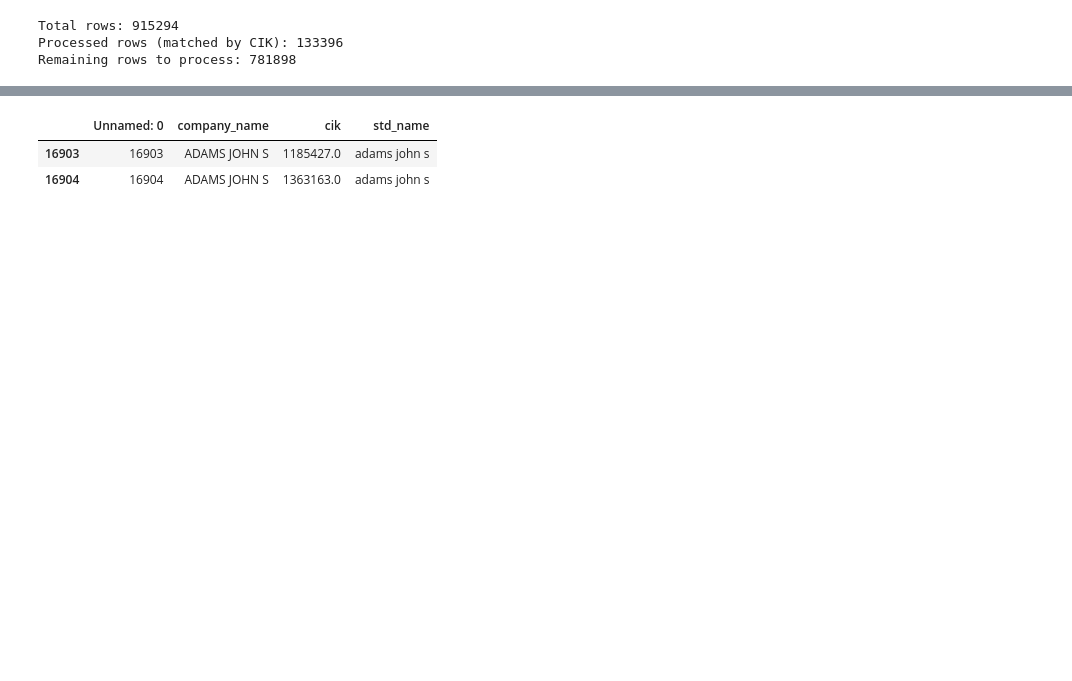
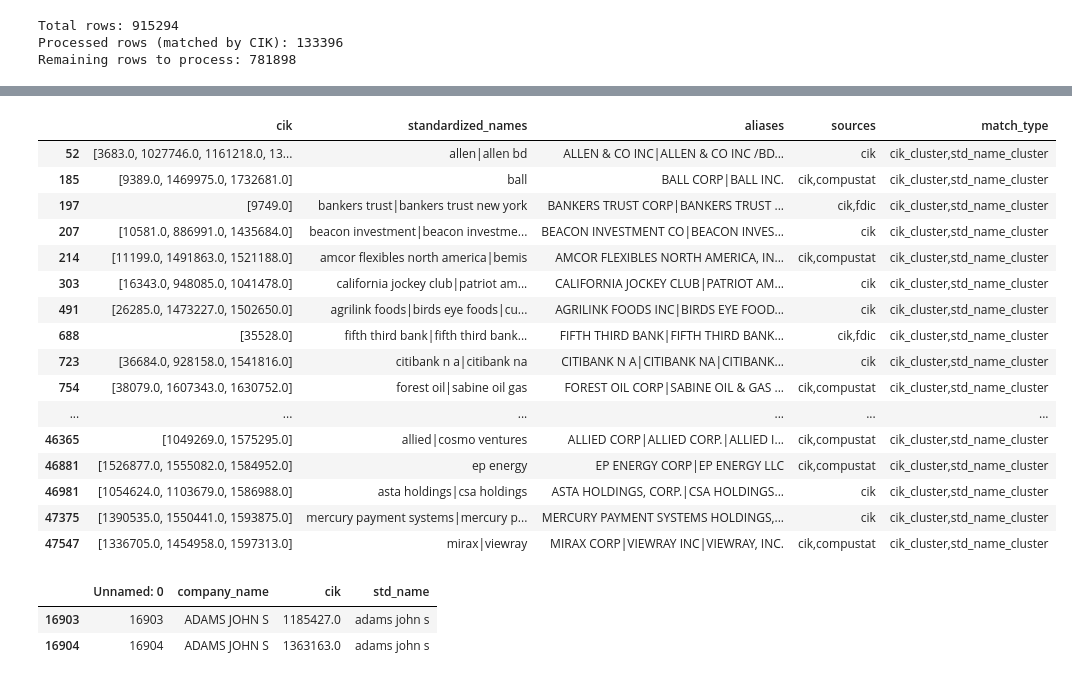
Before and after one commit to judgelord/corporations-data, a Jupyter notebook: python/create_entity_crosswalk_notebook.ipynb, the cells around one changed output, grey strips where cells are left out. Cells and saved outputs as stored; diff of their text form; code cells hidden in the pictures; blank space fills up the shorter version.

Commit message:
created a master crosswalk based on cik id and std_name

```diff
--- a/python/create_entity_crosswalk_notebook.ipynb
+++ b/python/create_entity_crosswalk_notebook.ipynb
@@ -570,3 +536,24 @@ confident_crosswalk_std_name.head(10)
 | 7 | 1st community bank | 1st Community Bank | fdic | [] |
 | 8 | 1st enterprise bank | 1ST ENTERPRISE BANK|1st Enterpris... | compustat,fdic | [] |
 | 9 | 1st financial bank usa | 1st Financial Bank USA|1ST FINANC... | fdic,cik | [1541523.0] |
+# %%
+# Utility functions to combine pipe-separated and comma-separated strings
+# Coutesy of Google Gemini
+
+def combine_pipes(a, b):
+    """Combines two pipe-separated strings with unique, sorted values."""
+    a_set = set(str(a).split('|')) if pd.notna(a) and str(a).strip() != '' else set()
+    b_set = set(str(b).split('|')) if pd.notna(b) and str(b).strip() != '' else set()
+    return '|'.join(sorted(a_set.union(b_set)))
+
+def combine_commas(a, b):
+    """Combines two comma-separated strings with unique, sorted values."""
+    a_set = set(str(a).split(',')) if pd.notna(a) and str(a).strip() != '' else set()
+    b_set = set(str(b).split(',')) if pd.notna(b) and str(b).strip() != '' else set()
+    return ','.join(sorted(a_set.union(b_set)))
+
+def combine_lists(list_a, list_b):
+    """Combines two lists with unique, sorted values."""
+    set_a = set(list_a) if isinstance(list_a, list) else set()
+    set_b = set(list_b) if isinstance(list_b, list) else set()
+    return sorted(list(set_a.union(set_b)))
@@ -573,3 +677,23 @@ confident_crosswalk_std_name.head(10)
+# %%
+final_enriched_crosswalk[final_enriched_crosswalk['match_type'].str.contains('cik_cluster,std_name_cluster')]
+# %% [output]
+|  | cik | standardized_names | aliases | sources | match_type |
+| 52 | [3683.0, 1027746.0, 1161218.0, 13... | allen|allen bd | ALLEN & CO INC|ALLEN & CO INC /BD... | cik | cik_cluster,std_name_cluster |
+| 185 | [9389.0, 1469975.0, 1732681.0] | ball | BALL CORP|BALL INC. | cik,compustat | cik_cluster,std_name_cluster |
+| 197 | [9749.0] | bankers trust|bankers trust new york | BANKERS TRUST CORP|BANKERS TRUST ... | cik,fdic | cik_cluster,std_name_cluster |
+| 207 | [10581.0, 886991.0, 1435684.0] | beacon investment|beacon investme... | BEACON INVESTMENT CO|BEACON INVES... | cik | cik_cluster,std_name_cluster |
+| 214 | [11199.0, 1491863.0, 1521188.0] | amcor flexibles north america|bemis | AMCOR FLEXIBLES NORTH AMERICA, IN... | cik,compustat | cik_cluster,std_name_cluster |
+| 303 | [16343.0, 948085.0, 1041478.0] | california jockey club|patriot am... | CALIFORNIA JOCKEY CLUB|PATRIOT AM... | cik | cik_cluster,std_name_cluster |
+| 491 | [26285.0, 1473227.0, 1502650.0] | agrilink foods|birds eye foods|cu... | AGRILINK FOODS INC|BIRDS EYE FOOD... | cik | cik_cluster,std_name_cluster |
+| 688 | [35528.0] | fifth third bank|fifth third bank... | FIFTH THIRD BANK|FIFTH THIRD BANK... | cik,fdic | cik_cluster,std_name_cluster |
+| 723 | [36684.0, 928158.0, 1541816.0] | citibank n a|citibank na | CITIBANK N A|CITIBANK NA|CITIBANK... | cik | cik_cluster,std_name_cluster |
+| 754 | [38079.0, 1607343.0, 1630752.0] | forest oil|sabine oil gas | FOREST OIL CORP|SABINE OIL & GAS ... | cik,compustat | cik_cluster,std_name_cluster |
+| ... | ... | ... | ... | ... | ... |
+| 46365 | [1049269.0, 1575295.0] | allied|cosmo ventures | ALLIED CORP|ALLIED CORP.|ALLIED I... | cik,compustat | cik_cluster,std_name_cluster |
+| 46881 | [1526877.0, 1555082.0, 1584952.0] | ep energy | EP ENERGY CORP|EP ENERGY LLC | cik,compustat | cik_cluster,std_name_cluster |
+| 46981 | [1054624.0, 1103679.0, 1586988.0] | asta holdings|csa holdings | ASTA HOLDINGS, CORP.|CSA HOLDINGS... | cik | cik_cluster,std_name_cluster |
+| 47375 | [1390535.0, 1550441.0, 1593875.0] | mercury payment systems|mercury p... | MERCURY PAYMENT SYSTEMS HOLDINGS,... | cik | cik_cluster,std_name_cluster |
+| 47547 | [1336705.0, 1454958.0, 1597313.0] | mirax|viewray | MIRAX CORP|VIEWRAY INC|VIEWRAY, INC. | cik,compustat | cik_cluster,std_name_cluster |
 # %%
 cik_df[cik_df['company_name'] == 'ADAMS JOHN S']
 # %% [output]
```
Also changed, not shown: parts of 4 cells of this notebook.
